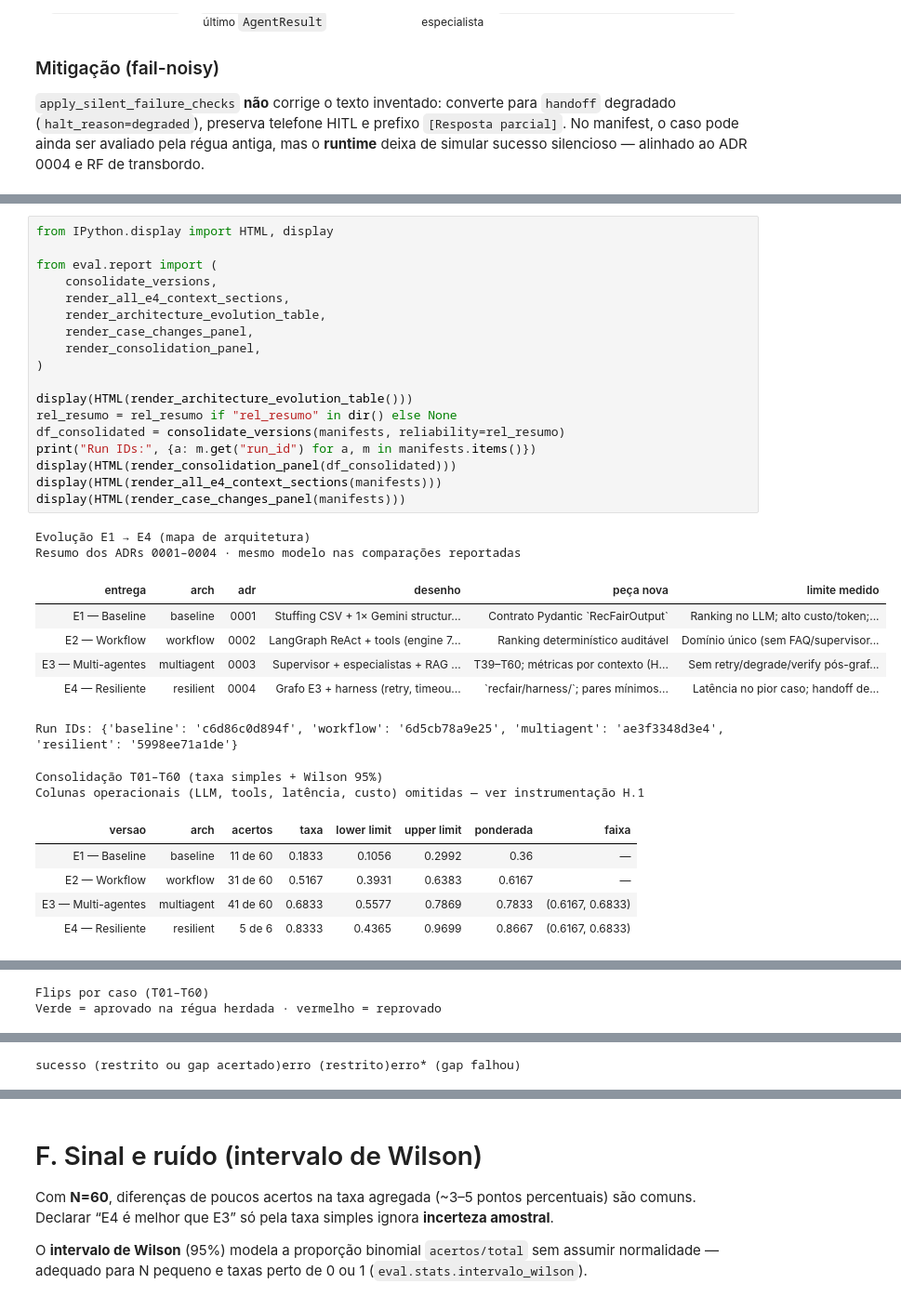
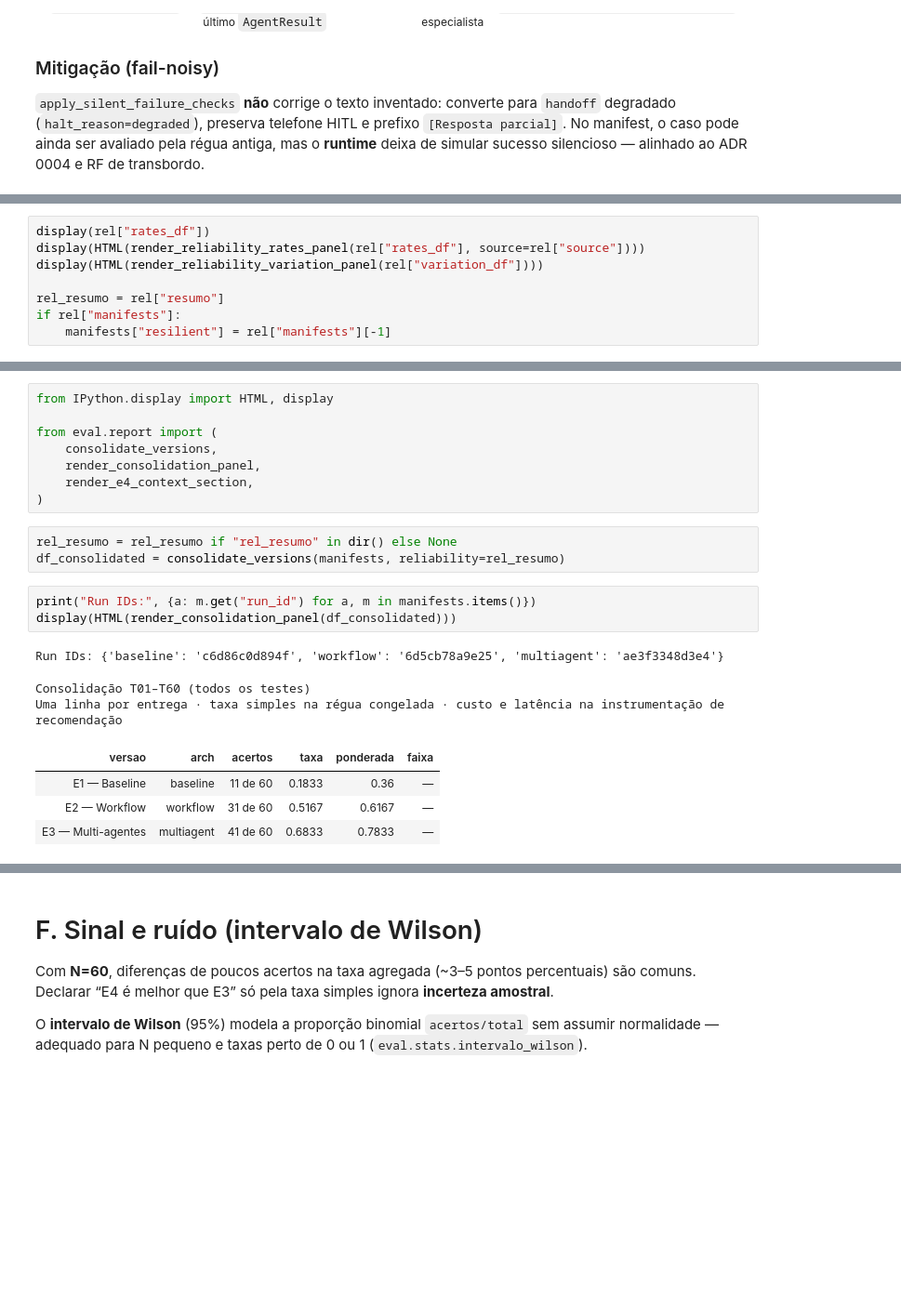
Before and after one commit to andluizsouza/unicamp-llm-agents, a Jupyter notebook: recfair/eval/notebooks/E4_robustez_etica.ipynb, the cells around one changed output, grey strips where cells are left out. Shown at 93% size. Saved outputs shown, nothing was run; the diff lists cells and outputs as text; blank space fills up the shorter version.

Commit message:
feat: enhance reliability evaluation

```diff
--- a/recfair/eval/notebooks/E4_robustez_etica.ipynb
+++ b/recfair/eval/notebooks/E4_robustez_etica.ipynb
@@ -244,0 +249,8 @@ Casos instáveis (flip entre rodadas): T07, T12, T16, T19, T29, T32, T36, T45.
+# %%
+display(rel["rates_df"])
+display(HTML(render_reliability_rates_panel(rel["rates_df"], source=rel["source"])))
+display(HTML(render_reliability_variation_panel(rel["variation_df"])))
+
+rel_resumo = rel["resumo"]
+if rel["manifests"]:
+    manifests["resilient"] = rel["manifests"][-1]
@@ -264,34 +291,22 @@ As tabelas HTML abaixo replicam **H.1–H.4** do notebook E3: agregado por escop
+# %%
+from IPython.display import HTML, display
+
+from eval.report import (
+    consolidate_versions,
+    render_consolidation_panel,
+    render_e4_context_section,
+)
+# %%
+rel_resumo = rel_resumo if "rel_resumo" in dir() else None
+df_consolidated = consolidate_versions(manifests, reliability=rel_resumo)
 # %%
-from IPython.display import HTML, display
-
-from eval.report import (
-    consolidate_versions,
-    render_all_e4_context_sections,
-    render_architecture_evolution_table,
-    render_case_changes_panel,
-    render_consolidation_panel,
-)
-
-display(HTML(render_architecture_evolution_table()))
-rel_resumo = rel_resumo if "rel_resumo" in dir() else None
-df_consolidated = consolidate_versions(manifests, reliability=rel_resumo)
 print("Run IDs:", {a: m.get("run_id") for a, m in manifests.items()})
 display(HTML(render_consolidation_panel(df_consolidated)))
-display(HTML(render_all_e4_context_sections(manifests)))
-display(HTML(render_case_changes_panel(manifests)))
 # %% [output]
-Evolução E1 → E4 (mapa de arquitetura)
-Resumo dos ADRs 0001–0004 · mesmo modelo nas comparações reportadas
+Run IDs: {'baseline': 'c6d86c0d894f', 'workflow': '6d5cb78a9e25', 'multiagent': 'ae3f3348d3e4'}
+Consolidação T01–T60 (todos os testes)
+Uma linha por entrega · taxa simples na régua congelada · custo e latência na instrumentação de recomendação
-| entrega | arch | adr | desenho | peça nova | limite medido |
-| E1 — Baseline | baseline | 0001 | Stuffing CSV + 1× Gemini structur... | Contrato Pydantic `RecFairOutput` | Ranking no LLM; alto custo/token;... |
-| E2 — Workflow | workflow | 0002 | LangGraph ReAct + tools (engine 7... | Ranking determinístico auditável | Domínio único (sem FAQ/supervisor... |
-| E3 — Multi-agentes | multiagent | 0003 | Supervisor + especialistas + RAG ... | T39–T60; métricas por contexto (H... | Sem retry/degrade/verify pós-graf... |
-| E4 — Resiliente | resilient | 0004 | Grafo E3 + harness (retry, timeou... | `recfair/harness/`; pares mínimos... | Latência no pior caso; handoff de... |
+| versao | arch | acertos | taxa | ponderada | faixa |
+| E1 — Baseline | baseline | 11 de 60 | 0.1833 | 0.36 | — |
+| E2 — Workflow | workflow | 31 de 60 | 0.5167 | 0.6167 | — |
+| E3 — Multi-agentes | multiagent | 41 de 60 | 0.6833 | 0.7833 | — |
-Run IDs: {'baseline': 'c6d86c0d894f', 'workflow': '6d5cb78a9e25', 'multiagent': 'ae3f3348d3e4', 'resilient': '5998ee71a1de'}
-Consolidação T01–T60 (taxa simples + Wilson 95%)
-Colunas operacionais (LLM, tools, latência, custo) omitidas — ver instrumentação H.1
-| versao | arch | acertos | taxa | lower limit | upper limit | ponderada | faixa |
-| E1 — Baseline | baseline | 11 de 60 | 0.1833 | 0.1056 | 0.2992 | 0.36 | — |
-| E2 — Workflow | workflow | 31 de 60 | 0.5167 | 0.3931 | 0.6383 | 0.6167 | — |
-| E3 — Multi-agentes | multiagent | 41 de 60 | 0.6833 | 0.5577 | 0.7869 | 0.7833 | (0.6167, 0.6833) |
-| E4 — Resiliente | resilient | 5 de 6 | 0.8333 | 0.4365 | 0.9699 | 0.8667 | (0.6167, 0.6833) |
@@ -299,2 +312,0 @@ Colunas operacionais (LLM, tools, latência, custo) omitidas — ver instrumenta
-Flips por caso (T01–T60)
-Verde = aprovado na régua herdada · vermelho = reprovado
@@ -318 +312,0 @@ Verde = aprovado na régua herdada · vermelho = reprovado
-sucesso (restrito ou gap acertado)erro (restrito)erro* (gap falhou)
```
Also changed, not shown: parts of 15 cells of this notebook, 4 other files.
